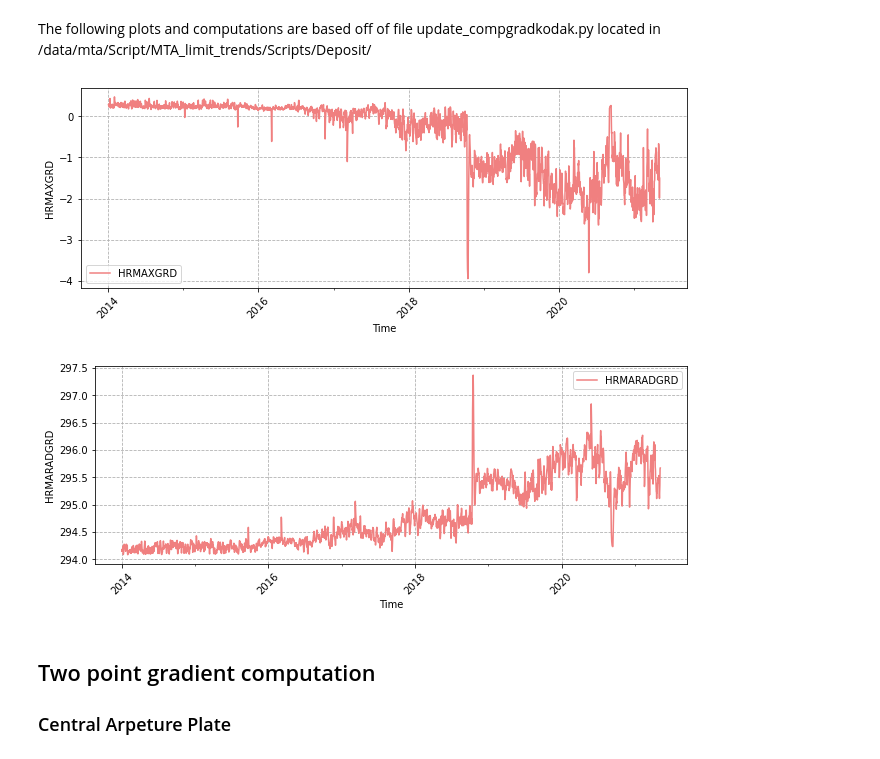
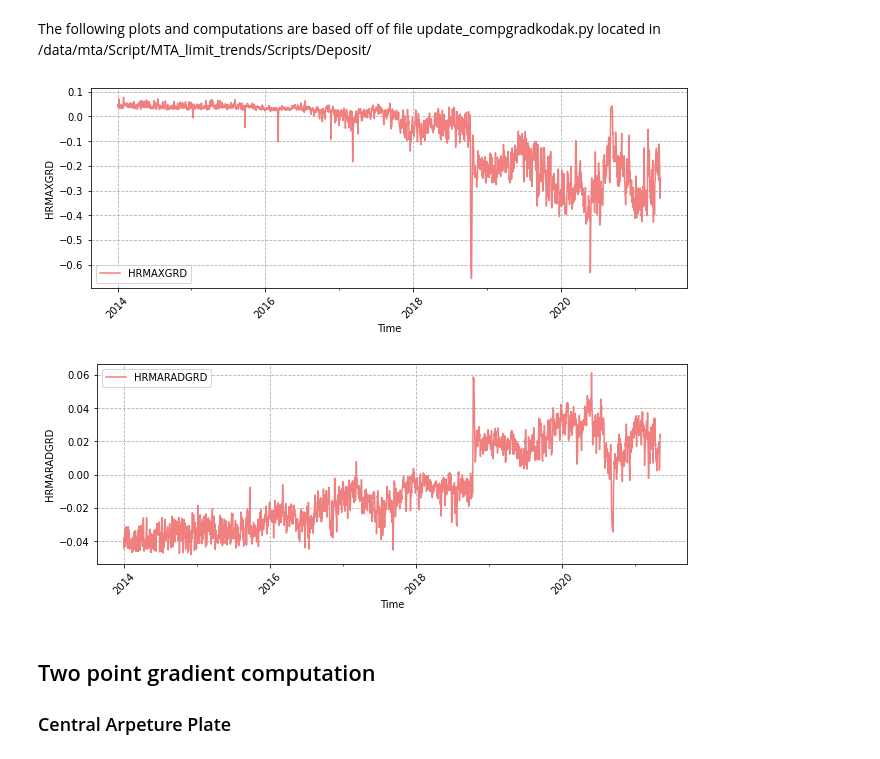
Before and after one commit to chandra-mta/mtanb, a Jupyter notebook: misc/hrma_cap.ipynb, the cells around one changed output. Drawn from its saved outputs; the diff is of its cells as text; code cells hidden in the pictures.

```diff
--- a/misc/hrma_cap.ipynb
+++ b/misc/hrma_cap.ipynb
@@ -238,25 +238,25 @@ hrmaxgrd_dat = return_data(['ohrthr10', 'ohrthr11', 'ohrthr12', 'ohrthr13',
                             'ohrthr55', 'ohrthr56', 'ohrthr57', 'ohrthr58'])
 olist1 = ['ohrthr10', 'ohrthr11', 'ohrthr34', 'ohrthr35', 'ohrthr55', 'ohrthr56']
 olist2 = ['ohrthr12', 'ohrthr13', 'ohrthr36', 'ohrthr37', 'ohrthr57', 'ohrthr58']
-hrmaxgrd_dat['hrmaxgrd1'] = hrmaxgrd_dat[olist1].sum(axis=1)
-hrmaxgrd_dat['hrmaxgrd2'] = hrmaxgrd_dat[olist2].sum(axis=1)
+hrmaxgrd_dat['hrmaxgrd1'] = hrmaxgrd_dat[olist1].mean(axis=1)
+hrmaxgrd_dat['hrmaxgrd2'] = hrmaxgrd_dat[olist2].mean(axis=1)
 hrmaxgrd_dat['hrmaxgrd'] = hrmaxgrd_dat['hrmaxgrd1'] -  hrmaxgrd_dat['hrmaxgrd2']
 
 plot_grad(hrmaxgrd_dat, 'hrmaxgrd', 'HRMAXGRD','lightcoral')
 # %% [output]
-[figure, old version]
+[figure, new version]
 # %%
 hrmaradgrd_dat = return_data(['ohrthr08', 'ohrthr09', 'ohrthr31', 'ohrthr33',
                          'ohrthr52', 'ohrthr53', 'ohrthr54'])
 olist1 = ['ohrthr08', 'ohrthr09', 'ohrthr33', 'ohrthr52']
 olist2 = ['ohrthr09', 'ohrthr53', 'ohrthr54']
-hrmaradgrd_dat['hrmarad1'] = hrmaradgrd_dat[olist1].sum(axis=1)
-hrmaradgrd_dat['hrmarad2'] = hrmaradgrd_dat[olist2].sum(axis=1)
+hrmaradgrd_dat['hrmarad1'] = hrmaradgrd_dat[olist1].mean(axis=1)
+hrmaradgrd_dat['hrmarad2'] = hrmaradgrd_dat[olist2].mean(axis=1)
 hrmaradgrd_dat['hrmaradgrd'] = hrmaradgrd_dat['hrmarad1'] - hrmaradgrd_dat['hrmarad2']
 
 plot_grad(hrmaradgrd_dat, 'hrmaradgrd', 'HRMARADGRD', 'lightcoral')
 # %% [output]
-[figure, old version]
+[figure, new version]
 # %% [markdown]
 ## Two point gradient computation
 
```
